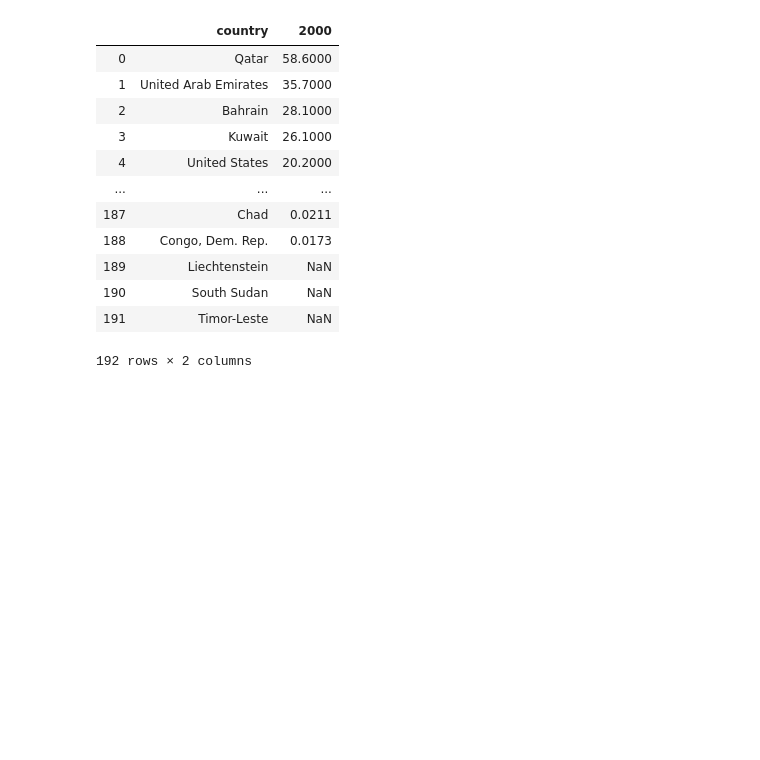
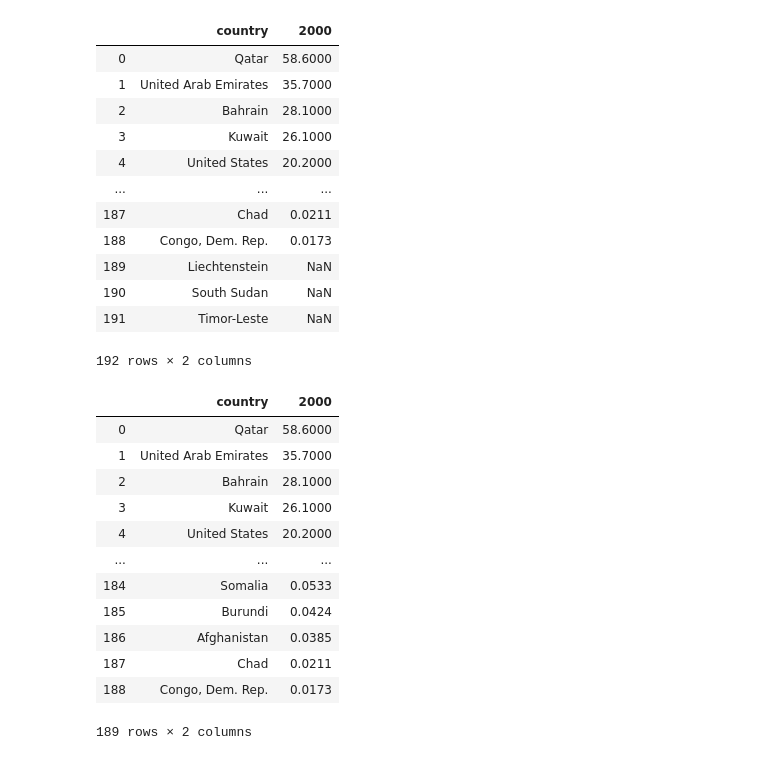
Before and after one commit to VallieTracy/project-one, a Jupyter notebook: Team_Awesome_Project_1.ipynb, the cells around one changed output. Cells and saved outputs as stored; diff of their text form; code cells hidden in the pictures; blank space fills up the shorter version.

Commit message:
fully ready co2 dataframe, year 2000

```diff
--- a/Team_Awesome_Project_1.ipynb
+++ b/Team_Awesome_Project_1.ipynb
@@ -144,2 +155,25 @@ co2_2000
+# %%
+#final formatting for co2, year 2000 dataframe
+
+#drop empty rows and reset index
+co2_2000 = co2_2000.dropna().reset_index()
+
+#delete newly create index row & preview
+co2_2000 = co2_2000[["country", "2000"]]
+co2_2000
+# %% [output]
+|  | country | 2000 |
+| 0 | Qatar | 58.6000 |
+| 1 | United Arab Emirates | 35.7000 |
+| 2 | Bahrain | 28.1000 |
+| 3 | Kuwait | 26.1000 |
+| 4 | United States | 20.2000 |
+| ... | ... | ... |
+| 184 | Somalia | 0.0533 |
+| 185 | Burundi | 0.0424 |
+| 186 | Afghanistan | 0.0385 |
+| 187 | Chad | 0.0211 |
+| 188 | Congo, Dem. Rep. | 0.0173 |
+189 rows × 2 columns
 # %%
 # Vallie's code stops here
```
Also changed, not shown: parts of 2 cells of this notebook.
